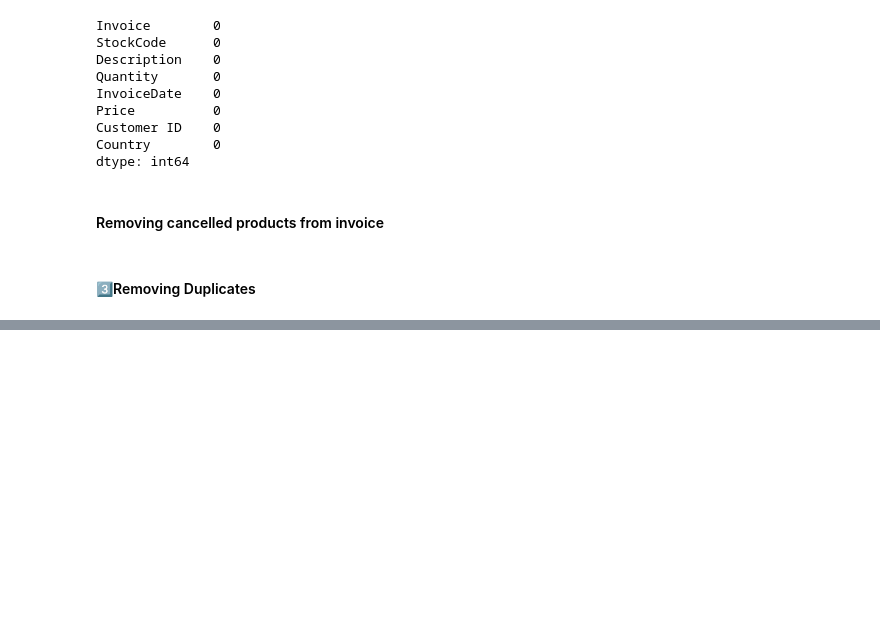
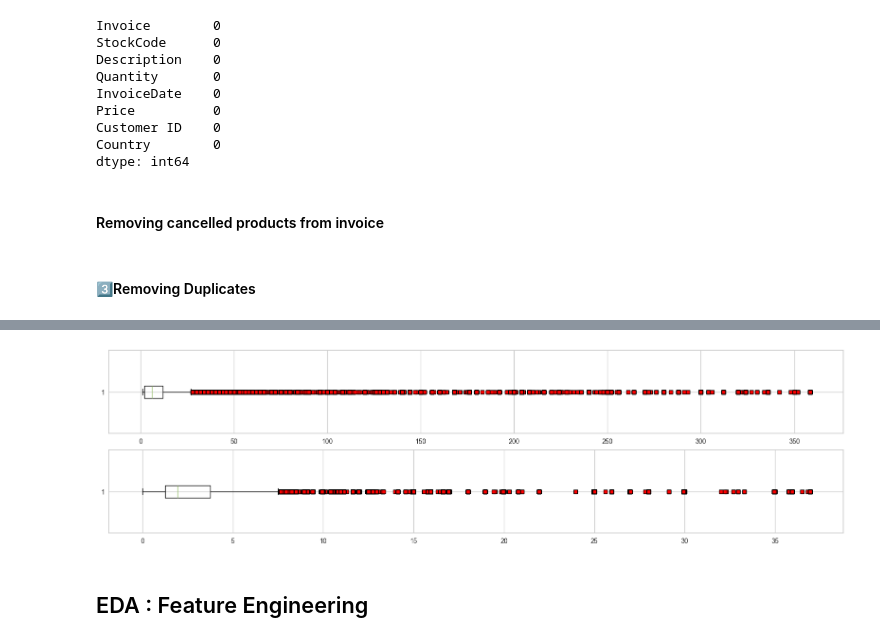
Before and after one commit to TKZues/CustomerSegmentationbyEnhancedRFM, a Jupyter notebook: notebook/online_retail_II.ipynb, the cells around one changed output, grey strips where cells are left out. Drawn from its saved outputs; the diff is of its cells as text; code cells hidden in the pictures; blank space fills up the shorter version.

```diff
--- a/notebook/online_retail_II.ipynb
+++ b/notebook/online_retail_II.ipynb
@@ -107,0 +147,11 @@ print(data.duplicated().sum())
+# %%
+# Observing them after removing outliers.
+fig, ax = plt.subplots(2,1, figsize =(20,5))
+col_list = ["Quantity", "Price"]
+for i in range(0,2):
+    ax[i].boxplot(data[col_list[i]],flierprops = dict(marker = "s", markerfacecolor = "red"), vert = 0)
+plt.show()
+# %% [output]
+[figure, added]
+# %% [markdown]
+## EDA : Feature Engineering
```
Also changed, not shown: parts of 11 cells of this notebook.
